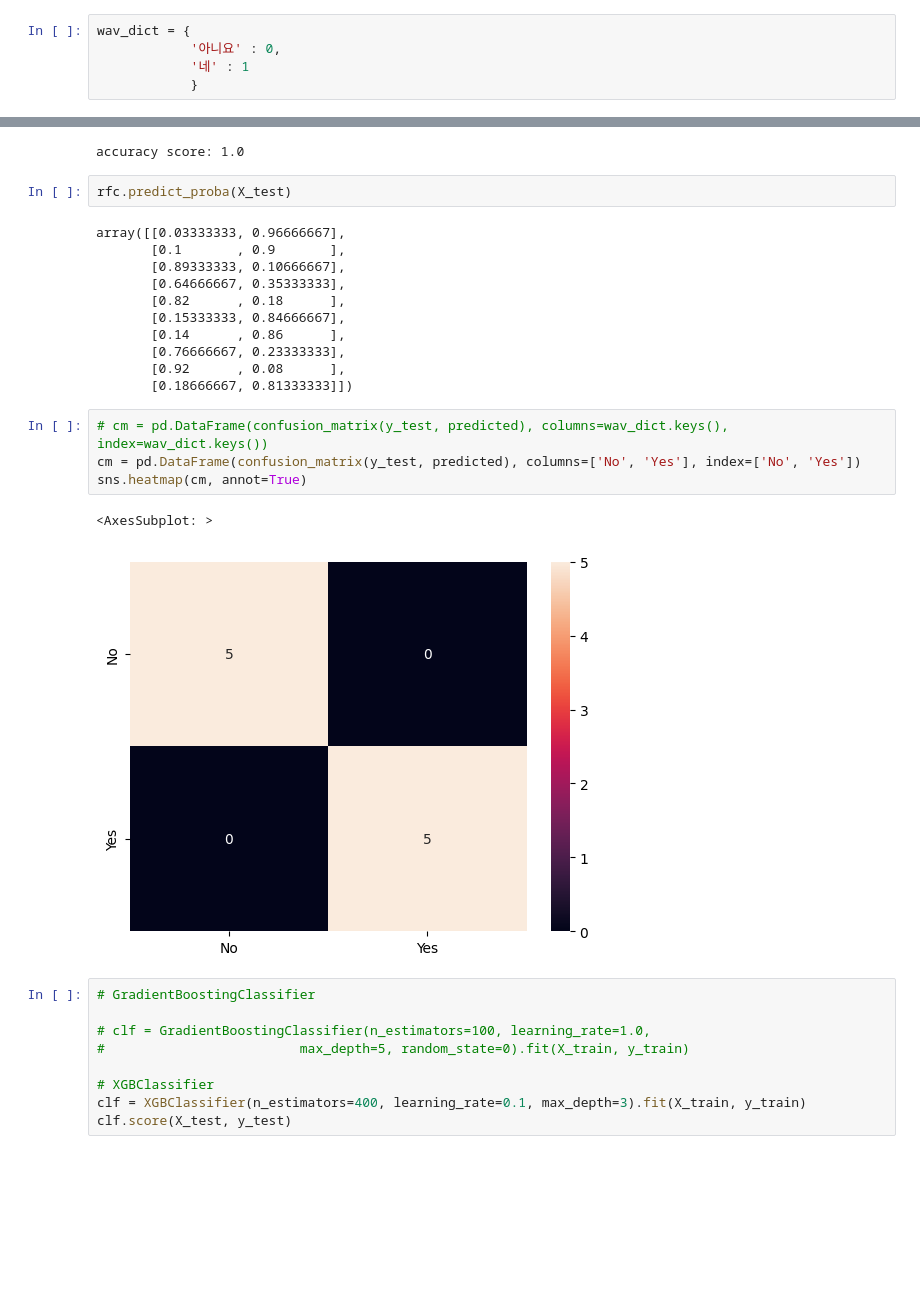
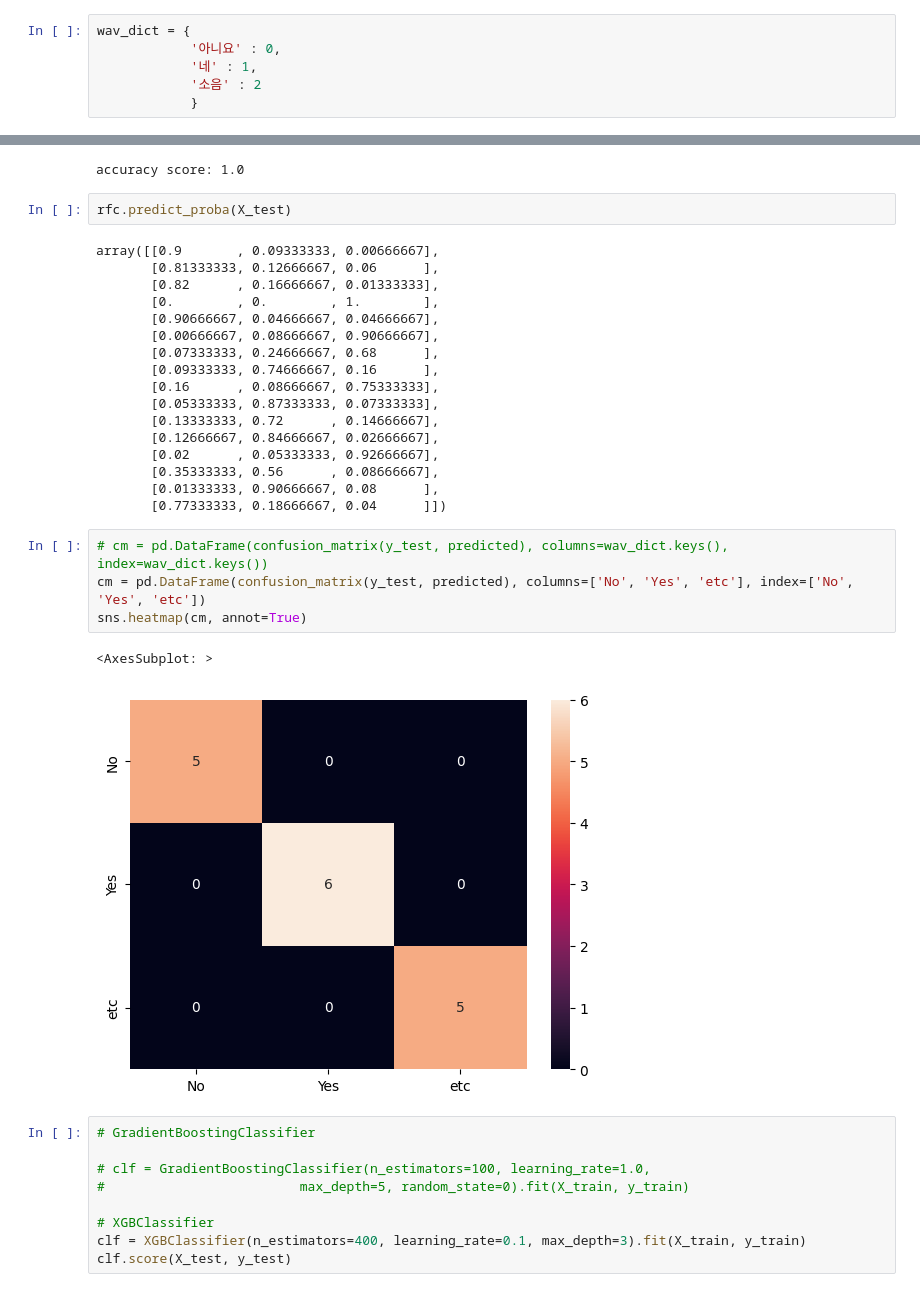
Before and after one commit to addinedu-amr/deeplearning-repo-1, a Jupyter notebook: NLP/mfcc_random_forest.ipynb, the cells around one changed output, grey strips where cells are left out. Saved outputs shown, nothing was run; the diff lists cells and outputs as text; blank space fills up the shorter version.

```diff
--- a/NLP/mfcc_random_forest.ipynb
+++ b/NLP/mfcc_random_forest.ipynb
@@ -14,7 +14,8 @@ SAMPLE_RATE = 22050
 # %%
 wav_dict = {
             '아니요' : 0,
-            '네' : 1
+            '네' : 1,
+            '소음' : 2
             }
 # %%
 wav_files = []
@@ -273,23 +283,29 @@ accuracy score: 1.0
 # %%
 rfc.predict_proba(X_test)
 # %% [output]
-array([[0.03333333, 0.96666667],
-       [0.1       , 0.9       ],
-       [0.89333333, 0.10666667],
-       [0.64666667, 0.35333333],
-       [0.82      , 0.18      ],
-       [0.15333333, 0.84666667],
-       [0.14      , 0.86      ],
-       [0.76666667, 0.23333333],
-       [0.92      , 0.08      ],
-       [0.18666667, 0.81333333]])
+array([[0.9       , 0.09333333, 0.00666667],
+       [0.81333333, 0.12666667, 0.06      ],
+       [0.82      , 0.16666667, 0.01333333],
+       [0.        , 0.        , 1.        ],
+       [0.90666667, 0.04666667, 0.04666667],
+       [0.00666667, 0.08666667, 0.90666667],
+       [0.07333333, 0.24666667, 0.68      ],
+       [0.09333333, 0.74666667, 0.16      ],
+       [0.16      , 0.08666667, 0.75333333],
+       [0.05333333, 0.87333333, 0.07333333],
+       [0.13333333, 0.72      , 0.14666667],
+       [0.12666667, 0.84666667, 0.02666667],
+       [0.02      , 0.05333333, 0.92666667],
+       [0.35333333, 0.56      , 0.08666667],
+       [0.01333333, 0.90666667, 0.08      ],
+       [0.77333333, 0.18666667, 0.04      ]])
 # %%
 # cm = pd.DataFrame(confusion_matrix(y_test, predicted), columns=wav_dict.keys(), index=wav_dict.keys())
-cm = pd.DataFrame(confusion_matrix(y_test, predicted), columns=['No', 'Yes'], index=['No', 'Yes'])
+cm = pd.DataFrame(confusion_matrix(y_test, predicted), columns=['No', 'Yes', 'etc'], index=['No', 'Yes', 'etc'])
 sns.heatmap(cm, annot=True)
 # %% [output]
 <AxesSubplot: >
-[figure, old version]
+[figure, new version]
 # %%
 # GradientBoostingClassifier
 
```
Also changed, not shown: parts of 17 cells of this notebook, 1 other file.
